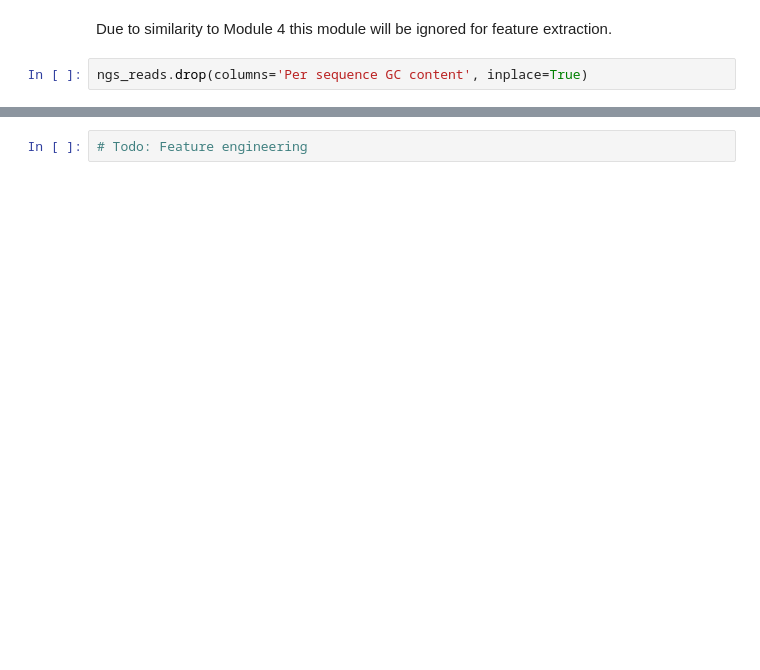
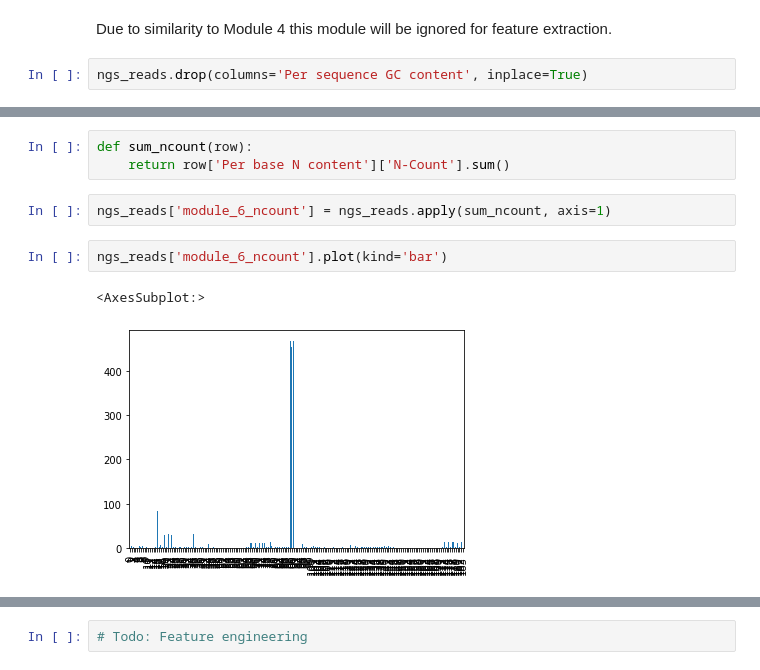
Before and after one commit to AlexHTW/ngs_quality_control, a Jupyter notebook: 06_feature_engineering_modules.ipynb, the cells around one changed output, grey strips where cells are left out. Saved outputs shown, nothing was run; the diff lists cells and outputs as text; blank space fills up the shorter version.

Commit message:
added module 6 feature extraction

```diff
--- a/06_feature_engineering_modules.ipynb
+++ b/06_feature_engineering_modules.ipynb
@@ -192,0 +217,10 @@ It's not unusual to see a very low proportion of Ns appearing in a sequence, esp
+# %%
+def sum_ncount(row):
+    return row['Per base N content']['N-Count'].sum()
+# %%
+ngs_reads['module_6_ncount'] = ngs_reads.apply(sum_ncount, axis=1)
+# %%
+ngs_reads['module_6_ncount'].plot(kind='bar')
+# %% [output]
+<AxesSubplot:>
+[figure, added]
```
Also changed, not shown: parts of 10 cells of this notebook.
